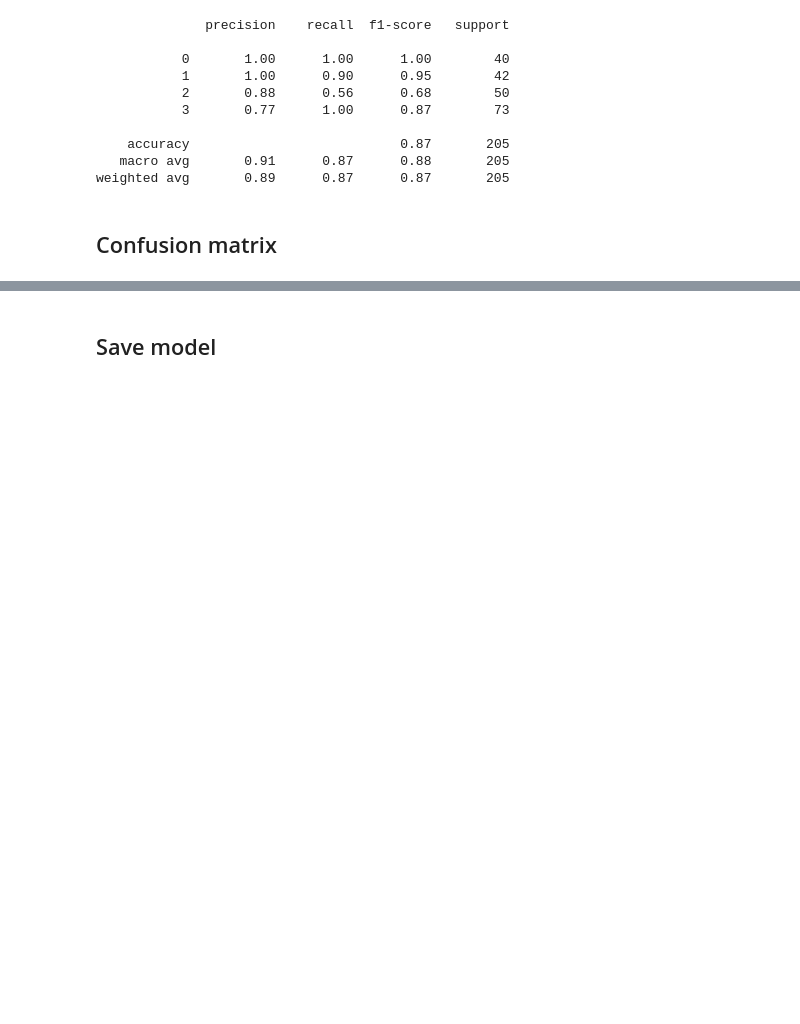
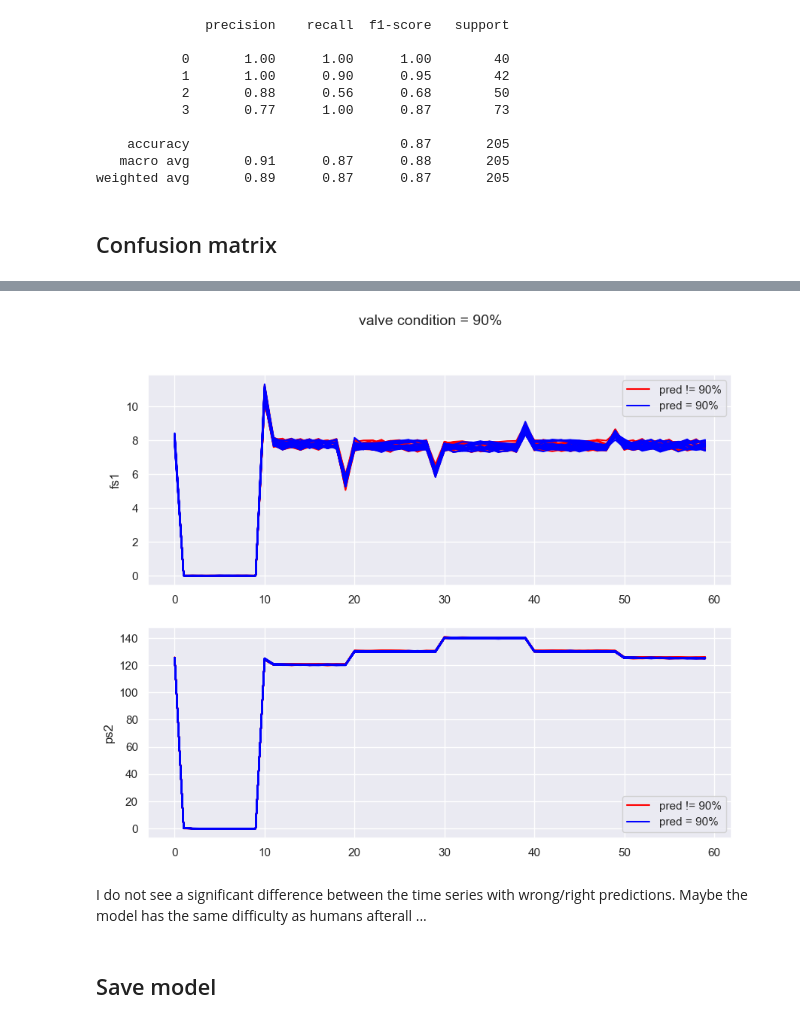
Before and after one commit to MiotyR/monitoring_hydraulic_systems, a Jupyter notebook: valve_condition_prediction.ipynb, the cells around one changed output, grey strips where cells are left out. Drawn from its saved outputs; the diff is of its cells as text; code cells hidden in the pictures; blank space fills up the shorter version.

```diff
--- a/valve_condition_prediction.ipynb
+++ b/valve_condition_prediction.ipynb
@@ -283,3 +308,22 @@ plt.show()
+# %%
+figure, axes = plt.subplots(2, 1, figsize=(10, 8))
+figure.suptitle(f'valve condition = 90%', fontsize=14)
+
+for ax, feat, feat_name in zip(axes, [fs1, ps2], ["fs1", "ps2"]):
+    for idxes, lab, col in zip(
+                              [wrong_idxes, right_idxes],
+                              ["pred != 90%", "pred = 90%"],
+                             ["red", "blue"]):
+        for profile_id in idxes[:-1]:
+            ax.plot(feat[nb_train_samples + profile_id], color=col)
+        ax.plot(feat[nb_train_samples + idxes[-1]] , label=lab, color=col)
+        ax.set_ylabel(feat_name)
+        ax.legend(loc="best")
+plt.show()
+# %% [output]
+[figure, added]
+# %% [markdown]
+I do not see a significant difference between the time series with wrong/right predictions. Maybe the model has the same difficulty as humans afterall ...
 # %% [markdown]
 ## Save model
 # %%
```
Also changed, not shown: parts of 13 cells of this notebook, 2 other files.
